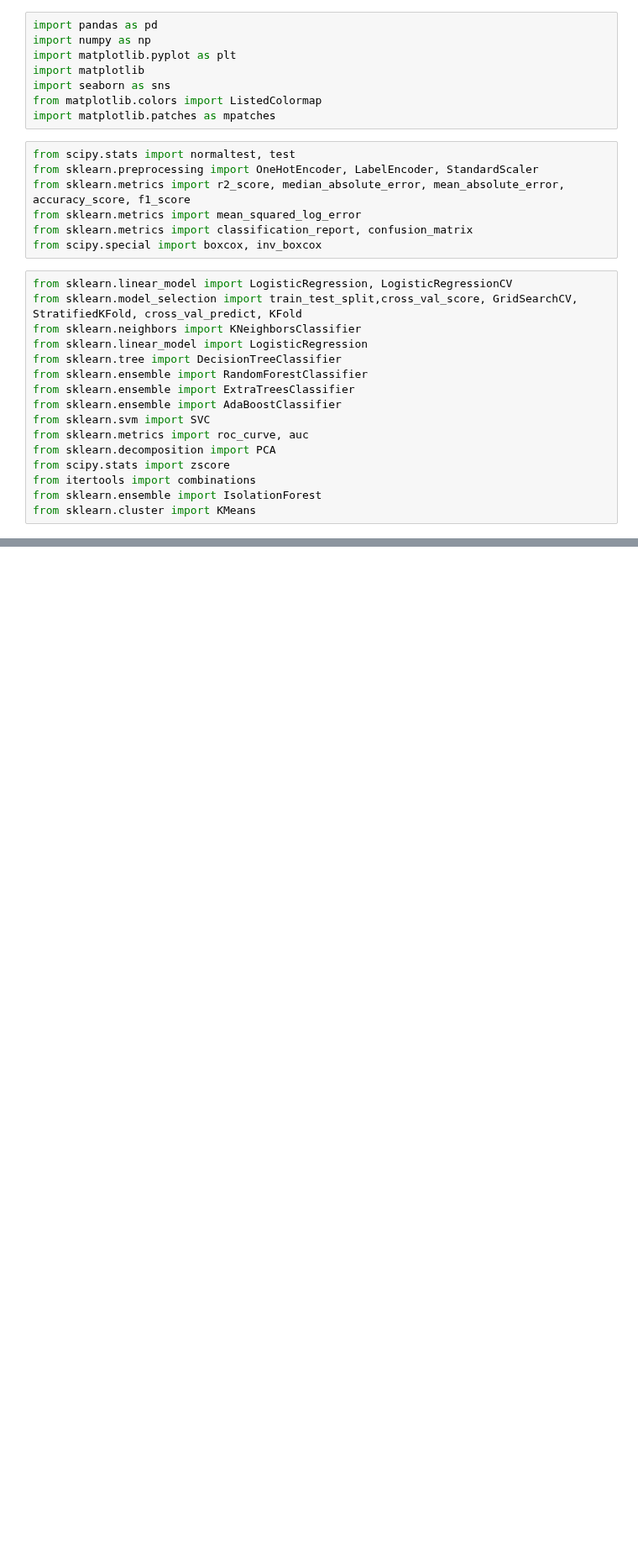
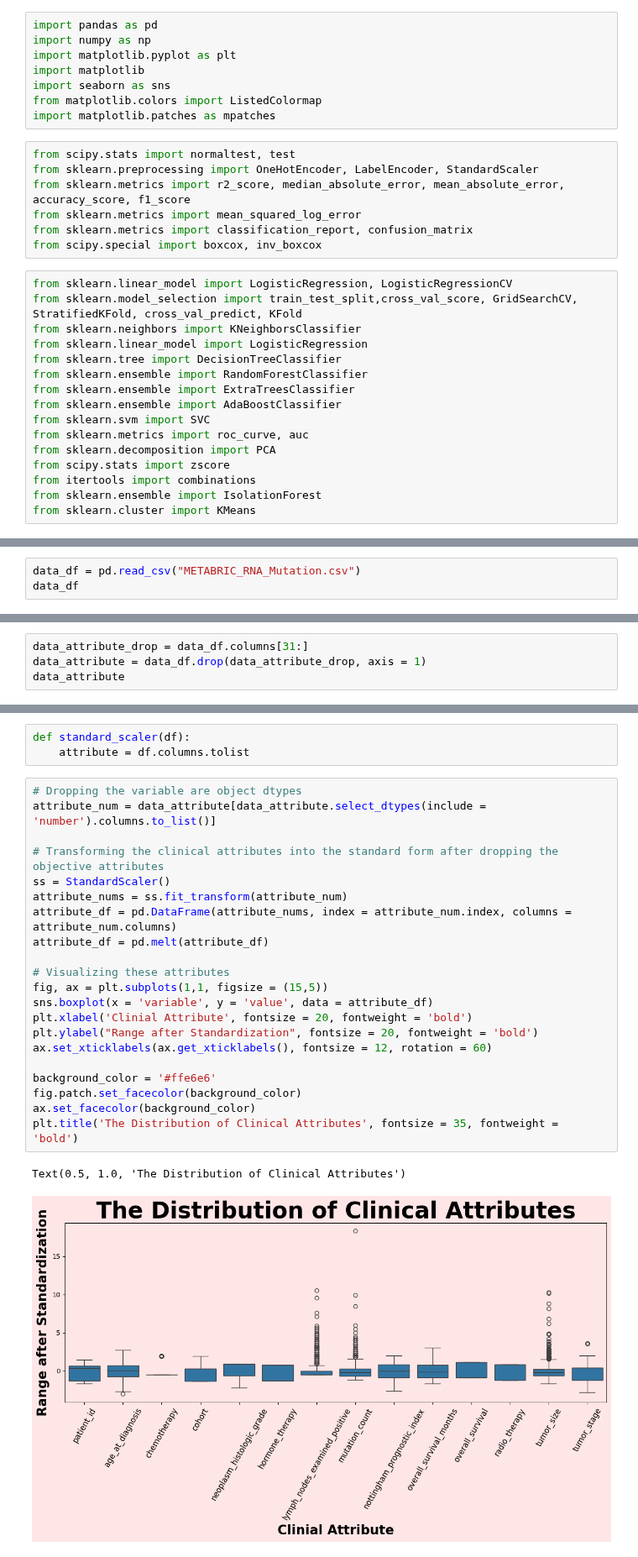
Before and after one commit to Bryanamaka/BE491_FINALPROJECT, a Jupyter notebook: Correct_Code.ipynb, the cells around one changed output, grey strips where cells are left out. Shown at 84% size. Cells and saved outputs as stored; diff of their text form; blank space fills up the shorter version.

```diff
--- a/Correct_Code.ipynb
+++ b/Correct_Code.ipynb
@@ -31,0 +36,3 @@ from sklearn.cluster import KMeans
+# %%
+data_df = pd.read_csv("METABRIC_RNA_Mutation.csv")
+data_df
@@ -31,0 +130,4 @@ from sklearn.cluster import KMeans
+# %%
+data_attribute_drop = data_df.columns[31:]
+data_attribute = data_df.drop(data_attribute_drop, axis = 1)
+data_attribute
@@ -31,0 +184,27 @@ from sklearn.cluster import KMeans
+# %%
+def standard_scaler(df):
+    attribute = df.columns.tolist
+# %%
+# Dropping the variable are object dtypes
+attribute_num = data_attribute[data_attribute.select_dtypes(include = 'number').columns.to_list()]
+
+# Transforming the clinical attributes into the standard form after dropping the objective attributes
+ss = StandardScaler()
+attribute_nums = ss.fit_transform(attribute_num)
+attribute_df = pd.DataFrame(attribute_nums, index = attribute_num.index, columns = attribute_num.columns)
+attribute_df = pd.melt(attribute_df)
+
+# Visualizing these attributes
+fig, ax = plt.subplots(1,1, figsize = (15,5))
+sns.boxplot(x = 'variable', y = 'value', data = attribute_df)
+plt.xlabel('Clinial Attribute', fontsize = 20, fontweight = 'bold')
+plt.ylabel("Range after Standardization", fontsize = 20, fontweight = 'bold')
+ax.set_xticklabels(ax.get_xticklabels(), fontsize = 12, rotation = 60)
+
+background_color = '#ffe6e6'
+fig.patch.set_facecolor(background_color)
+ax.set_facecolor(background_color)
+plt.title('The Distribution of Clinical Attributes', fontsize = 35, fontweight = 'bold')
+# %% [output]
+Text(0.5, 1.0, 'The Distribution of Clinical Attributes')
+[figure, added]
```
Also changed, not shown: parts of 13 cells of this notebook, 1 other file.
